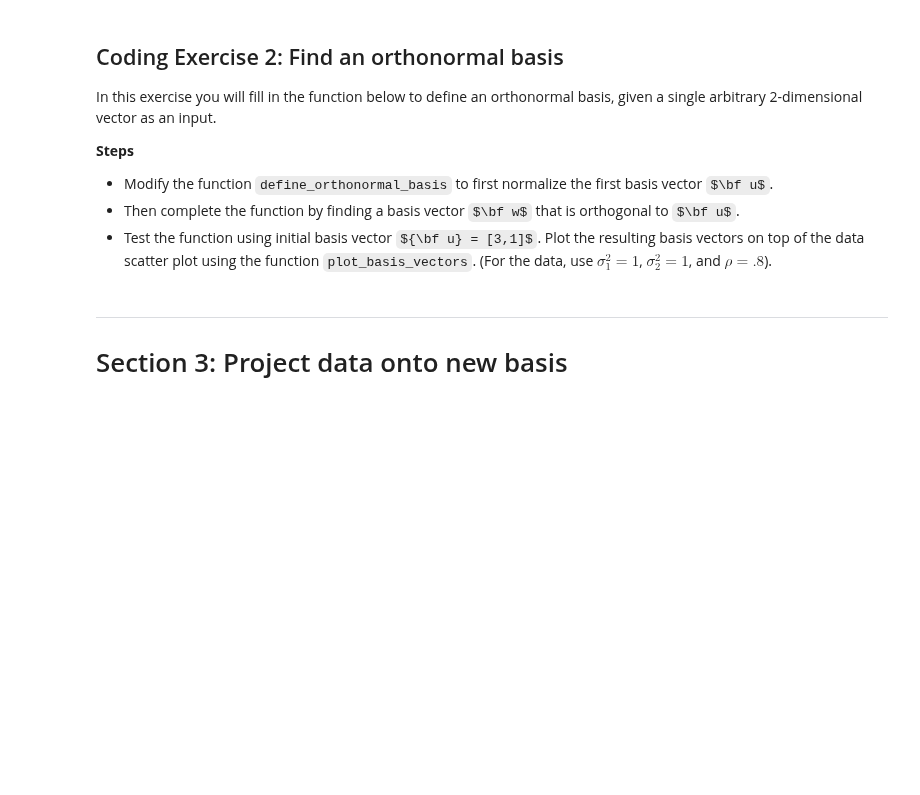
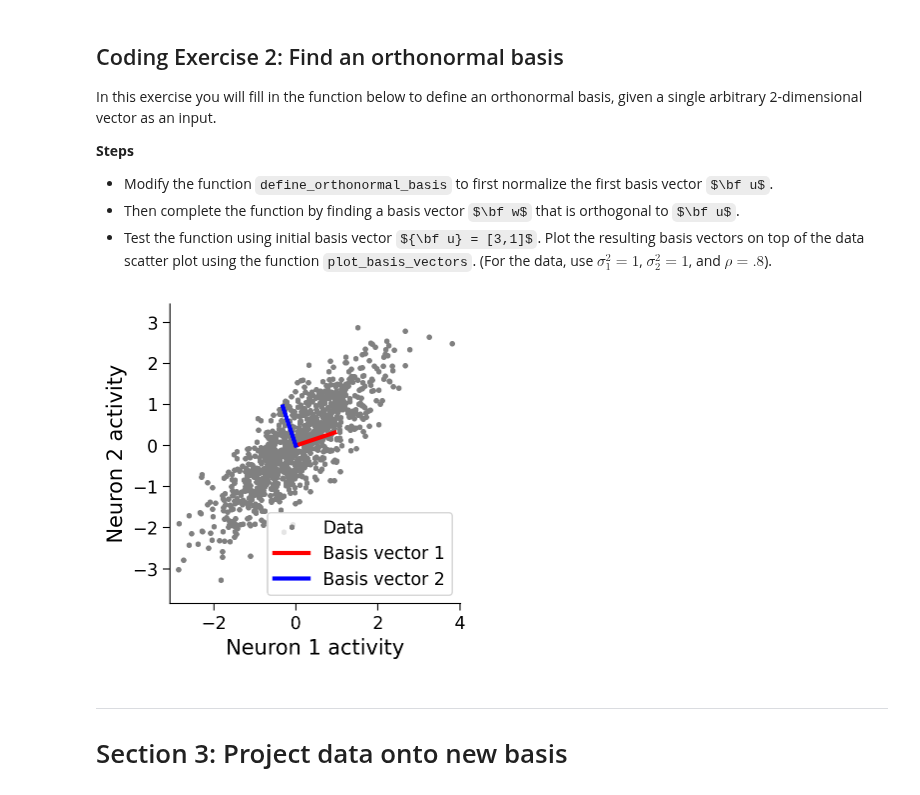
Before and after one commit to EugOT/compneuro, a Jupyter notebook: notebooks/2023-11-19-Geometric-view-of-data.ipynb, the cells around one changed output. Drawn from its saved outputs; the diff is of its cells as text; code cells hidden in the pictures; some formulas as TeX source; blank space fills up the shorter version.

```diff
--- a/notebooks/2023-11-19-Geometric-view-of-data.ipynb
+++ b/notebooks/2023-11-19-Geometric-view-of-data.ipynb
@@ -315,39 +334,44 @@ def define_orthonormal_basis(u):
   #################################################
   ## TODO for students: calculate the orthonormal basis
   # Fill out function and remove
-  raise NotImplementedError("Student exercise: implement the orthonormal basis function")
+  #raise NotImplementedError("Student exercise: implement the orthonormal basis function")
   #################################################
 
   # Normalize vector u
-  u = ...
+  u = u / np.linalg.norm(u)
 
   # Calculate vector w that is orthogonal to u
-  w = ...
+  w = np.array([-u[1], u[0]])
+
+  # Normalize vector w to have unit length
+  w = w / np.linalg.norm(w)
 
   # Put in matrix form
   W = np.column_stack([u, w])
 
   return W
 
 
 # Set up parameters
 np.random.seed(2020)  # set random seed
 variance_1 = 1
 variance_2 = 1
 corr_coef = 0.8
 u = np.array([3, 1])
 
 # Compute covariance matrix
 cov_matrix = calculate_cov_matrix(variance_1, variance_2, corr_coef)
 
 # Generate data
 X = get_data(cov_matrix)
 
 # Get orthonomal basis
 W = define_orthonormal_basis(u)
 
 # Visualize
 plot_basis_vectors(X, W)
+# %% [output]
+[figure, added]
 # %% [markdown]
 ---
 # Section 3: Project data onto new basis
```
Also changed, not shown: parts of 8 cells of this notebook.
